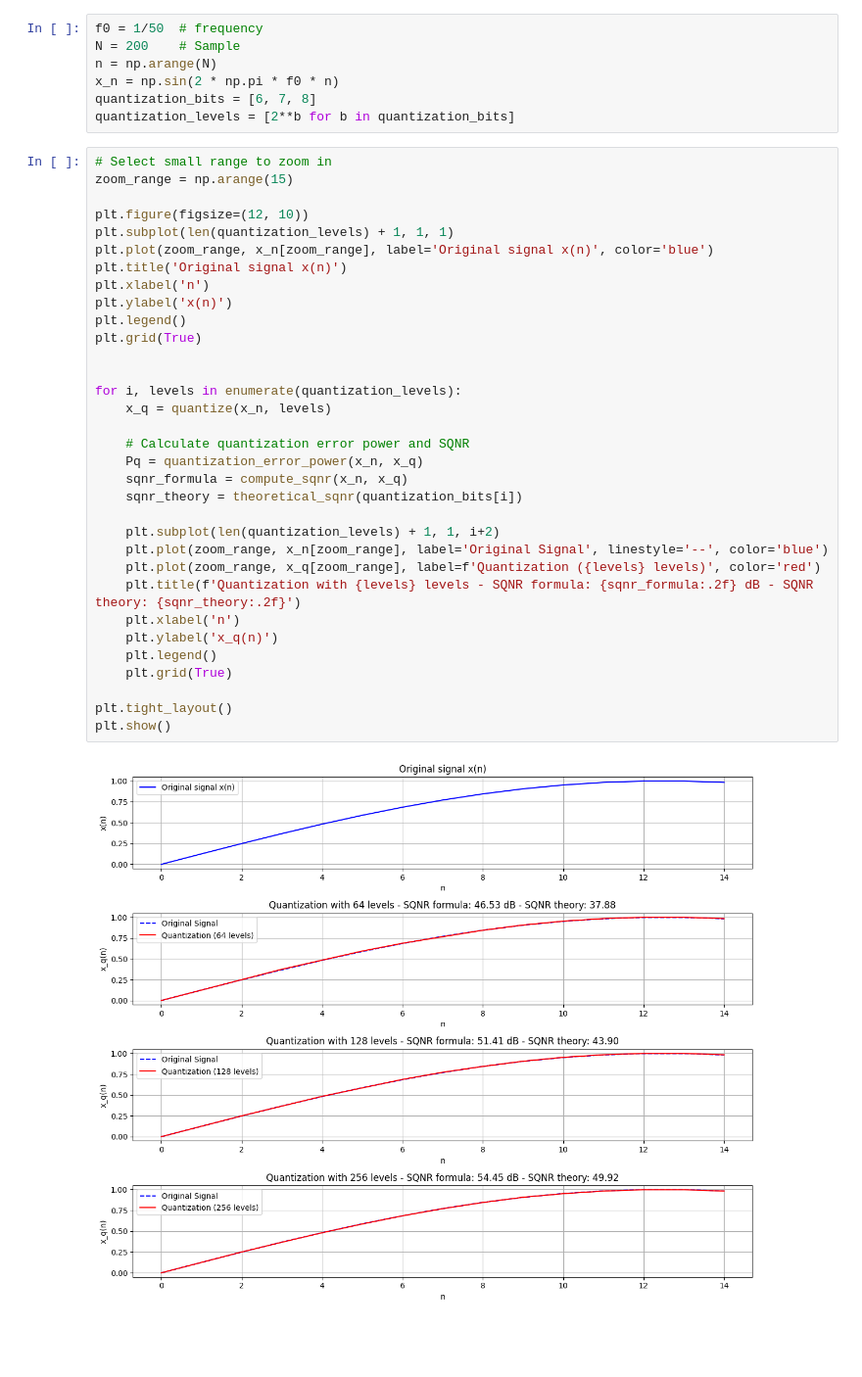
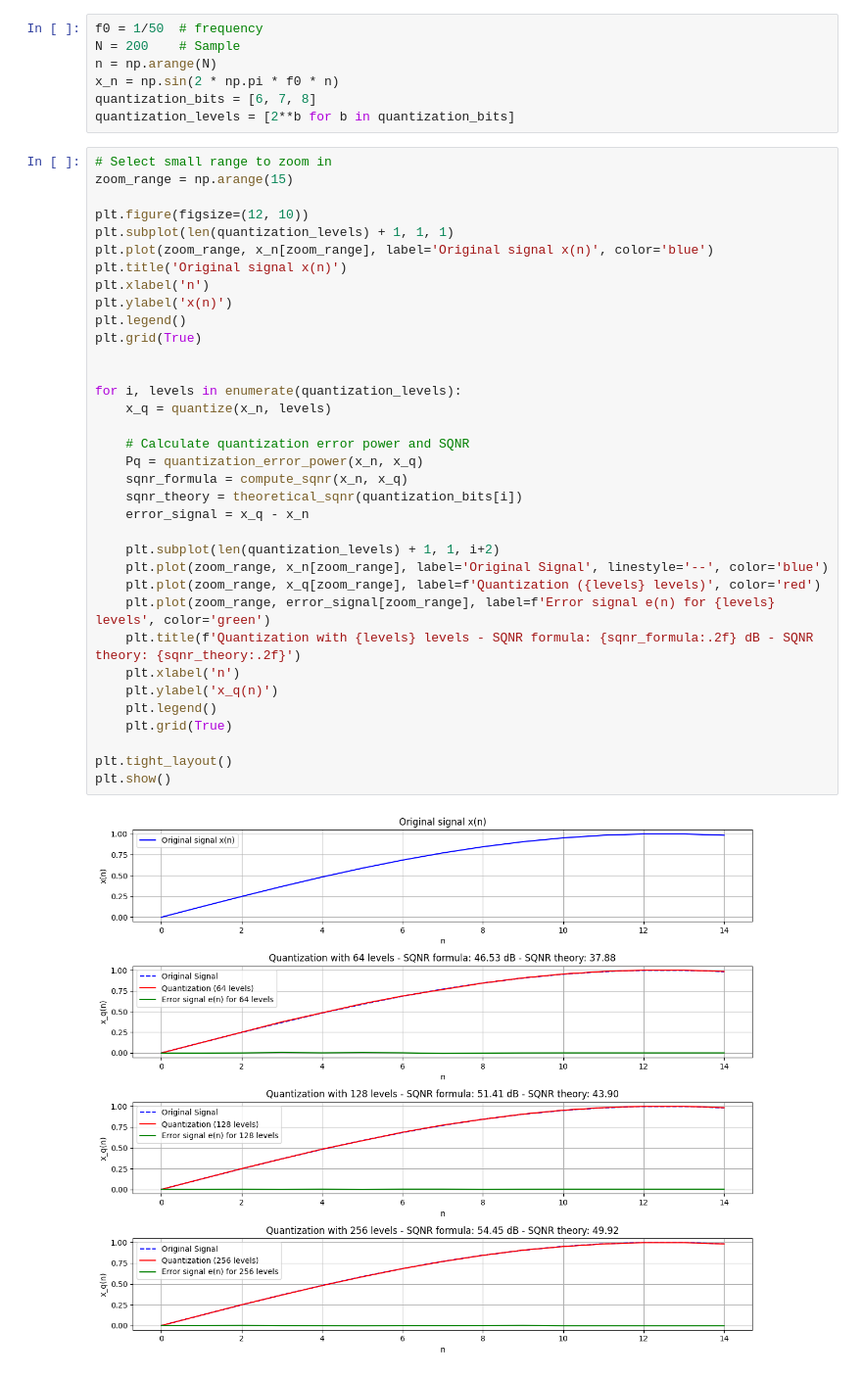
Before and after one commit to cuongceg/Signal-Processing-Python, a Jupyter notebook: quantization/Quantization.ipynb, the cells around one changed output. Shown at 98% size. Saved outputs shown, nothing was run; the diff lists cells and outputs as text; blank space fills up the shorter version.

Commit message:
feat: add e(n) line in graph

```diff
--- a/quantization/Quantization.ipynb
+++ b/quantization/Quantization.ipynb
@@ -32,31 +32,33 @@ zoom_range = np.arange(15)
 plt.figure(figsize=(12, 10))
 plt.subplot(len(quantization_levels) + 1, 1, 1)
 plt.plot(zoom_range, x_n[zoom_range], label='Original signal x(n)', color='blue')
 plt.title('Original signal x(n)')
 plt.xlabel('n')
 plt.ylabel('x(n)')
 plt.legend()
 plt.grid(True)
 
 
 for i, levels in enumerate(quantization_levels):
     x_q = quantize(x_n, levels)
 
     # Calculate quantization error power and SQNR
     Pq = quantization_error_power(x_n, x_q)
     sqnr_formula = compute_sqnr(x_n, x_q)
     sqnr_theory = theoretical_sqnr(quantization_bits[i])
+    error_signal = x_q - x_n
 
     plt.subplot(len(quantization_levels) + 1, 1, i+2)
     plt.plot(zoom_range, x_n[zoom_range], label='Original Signal', linestyle='--', color='blue')
     plt.plot(zoom_range, x_q[zoom_range], label=f'Quantization ({levels} levels)', color='red')
+    plt.plot(zoom_range, error_signal[zoom_range], label=f'Error signal e(n) for {levels} levels', color='green')
     plt.title(f'Quantization with {levels} levels - SQNR formula: {sqnr_formula:.2f} dB - SQNR theory: {sqnr_theory:.2f}')
     plt.xlabel('n')
     plt.ylabel('x_q(n)')
     plt.legend()
     plt.grid(True)
 
 plt.tight_layout()
 plt.show()
 # %% [output]
-[figure, old version]
+[figure, new version]
```
